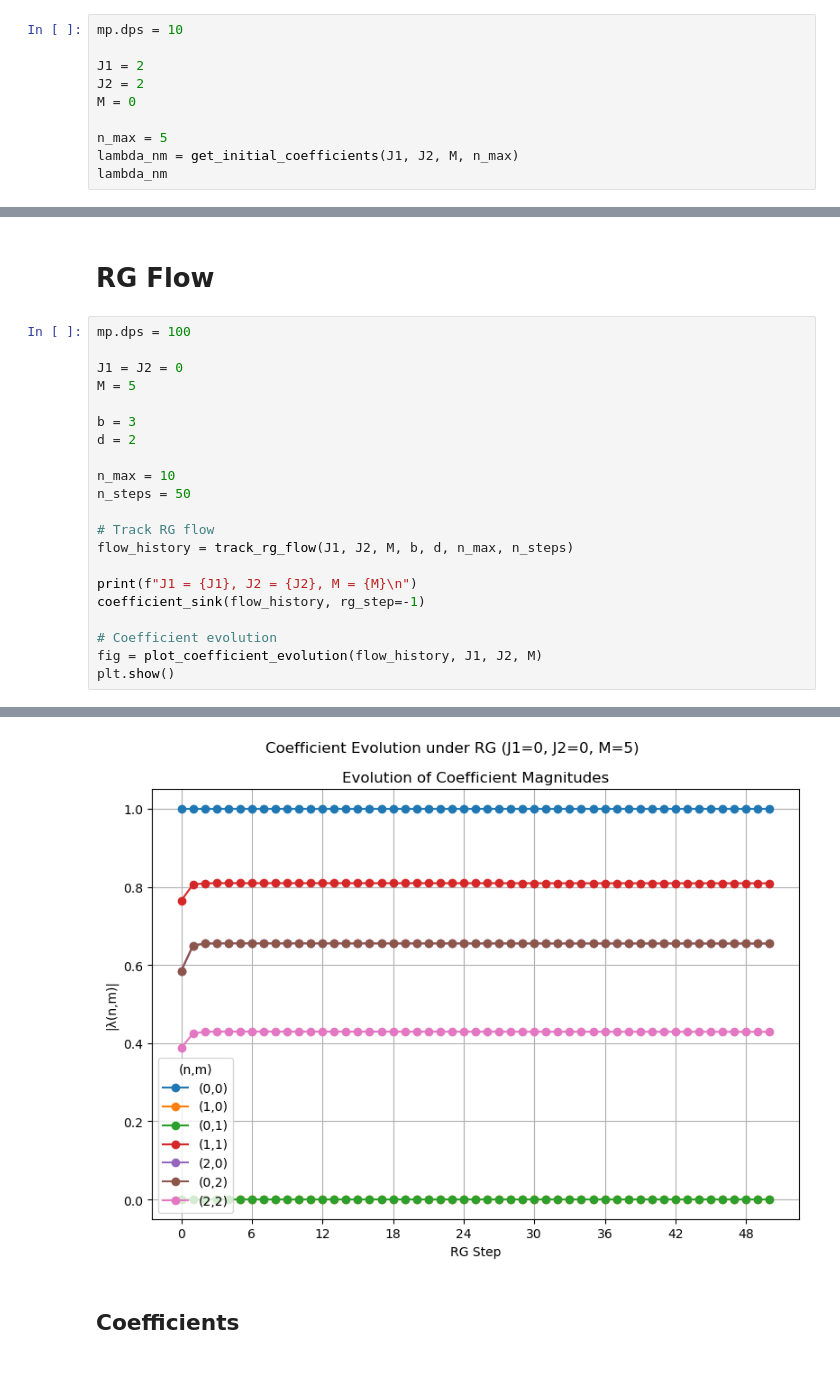
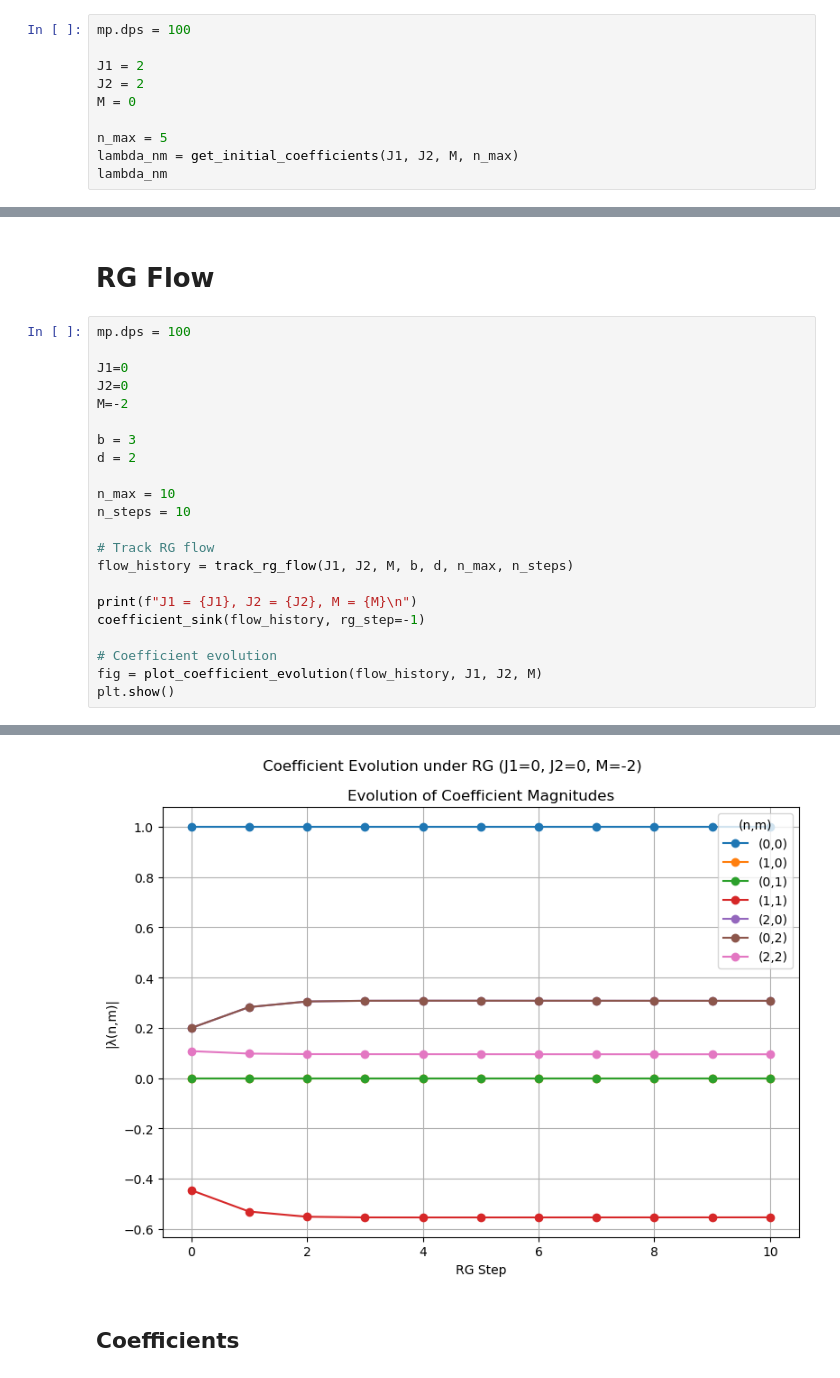
Before and after one commit to erbilcanartun/continuous-ashkin-teller, a Jupyter notebook: renormalization-flow_mp.ipynb, the cells around one changed output, grey strips where cells are left out. Drawn from its saved outputs; the diff is of its cells as text.

```diff
--- a/fourier-expansion_mp.ipynb
+++ b/renormalization-flow_mp.ipynb
@@ -7,7 +6,7 @@ from renormalization_mp import *
 # %% [markdown]
 # Initial setup
 # %%
-mp.dps = 10
+mp.dps = 100
 
 J1 = 2
 J2 = 2
@@ -39,14 +38,15 @@ array([[mpc(real='1.857862003862e-5', imag='-5.645455488092e-13'),
 # %%
 mp.dps = 100
 
-J1 = J2 = 0
-M = 5
+J1=0
+J2=0
+M=-2
 
 b = 3
 d = 2
 
 n_max = 10
-n_steps = 50
+n_steps = 10
 
 # Track RG flow
 flow_history = track_rg_flow(J1, J2, M, b, d, n_max, n_steps)
@@ -71,3 +71,3 @@ J1 = 0, J2 = 0, M = 5
-[figure, old version]
+[figure, new version]
 # %% [markdown]
 ## Coefficients
```
Also changed, not shown: parts of 6 cells of this notebook, 4 other files.
